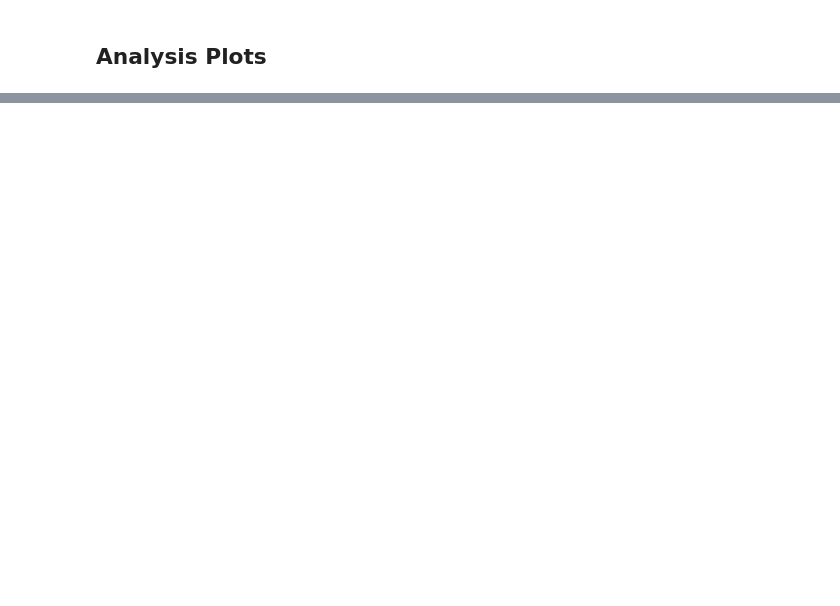
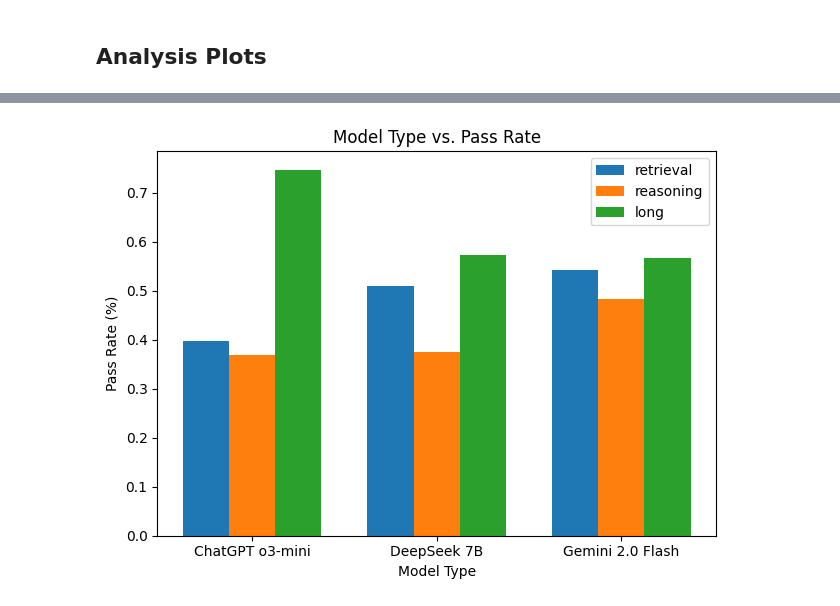
Before and after one commit to FardinHaque60/cmpe_187_ai_testing, a Jupyter notebook: prompt_tests.ipynb, the cells around one changed output, grey strips where cells are left out. Saved outputs shown, nothing was run; the diff lists cells and outputs as text; code cells hidden in the pictures; blank space fills up the shorter version.

```diff
--- a/prompt_tests.ipynb
+++ b/prompt_tests.ipynb
@@ -316,0 +482,65 @@ plt.show()
+# %%
+gpt_similarity[0] = cosine_sim(gpt_similarity[0], retrieval_prompts_exp)
+deepseek_similarity[0] = cosine_sim(deepseek_similarity[0], retrieval_prompts_exp)
+gemini_similarity[0] = cosine_sim(gemini_similarity[0], retrieval_prompts_exp)
+
+
+gpt_similarity[1] = cosine_sim(gpt_similarity[1], reasoning_prompts_exp)
+deepseek_similarity[1] = cosine_sim(deepseek_similarity[1], reasoning_prompts_exp)
+gemini_similarity[1] = cosine_sim(gemini_similarity[1], reasoning_prompts_exp)
+
+
+gpt_similarity[2] = cosine_sim(gpt_similarity[2], long_prompts_exp)
+deepseek_similarity[2] = cosine_sim(deepseek_similarity[2], long_prompts_exp)
+gemini_similarity[2] = cosine_sim(gemini_similarity[2], long_prompts_exp)
+
+gpt_data = [
+    sum(gpt_similarity[0])/len(gpt_similarity[0]),
+    sum(deepseek_similarity[0])/len(deepseek_similarity[0]),
+    sum(gemini_similarity[0])/len(gemini_similarity[0]),
+]
+
+deepseek_data = [
+    sum(gpt_similarity[1])/len(gpt_similarity[1]),
+    sum(deepseek_similarity[1])/len(deepseek_similarity[1]),
+    sum(gemini_similarity[1])/len(gemini_similarity[1]),
+]
+
+gemini_data = [
+    sum(gpt_similarity[2])/len(gpt_similarity[2]),
+    sum(deepseek_similarity[2])/len(deepseek_similarity[2]),
+    sum(gemini_similarity[2])/len(gemini_similarity[2]),
+]
+
+y_data = [gpt_data, deepseek_data, gemini_data]
+
+# Convert y_data to a NumPy array for easier manipulation
+y_array = np.array(y_data)  # Shape: (n, 3)
+n_groups = y_array.shape[0]
+n_bars = y_array.shape[1]
+
+# Bar positions
+x = np.arange(n_groups)
+bar_width = 0.25
+
+# Offsets for each of the 3 bars
+offsets = np.linspace(-bar_width, bar_width, n_bars)
+
+# Plot
+fig, ax = plt.subplots()
+groups = ["retrieval", "reasoning", "long"]
+for i in range(n_bars):
+    ax.bar(x + offsets[i], y_array[:, i], width=bar_width, label=groups[i])
+
+# X-axis settings
+ax.set_xticks(x)
+ax.set_xticklabels(x_entries)
+ax.set_xlabel('Model Type')
+ax.set_ylabel('Pass Rate (%)')
+ax.set_title('Model Type vs. Pass Rate')
+ax.legend()
+
+plt.tight_layout()
+plt.show()
+# %% [output]
+[figure, added]
```
Also changed, not shown: parts of 8 cells of this notebook.
